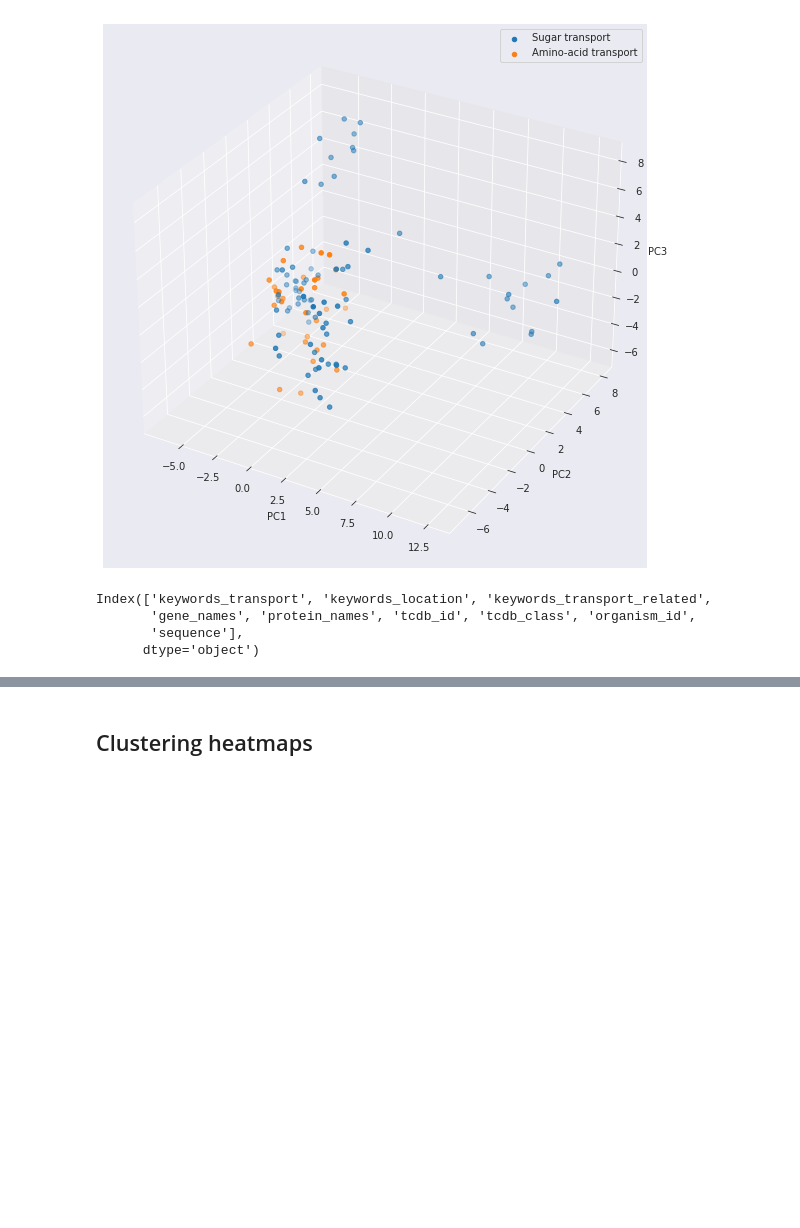
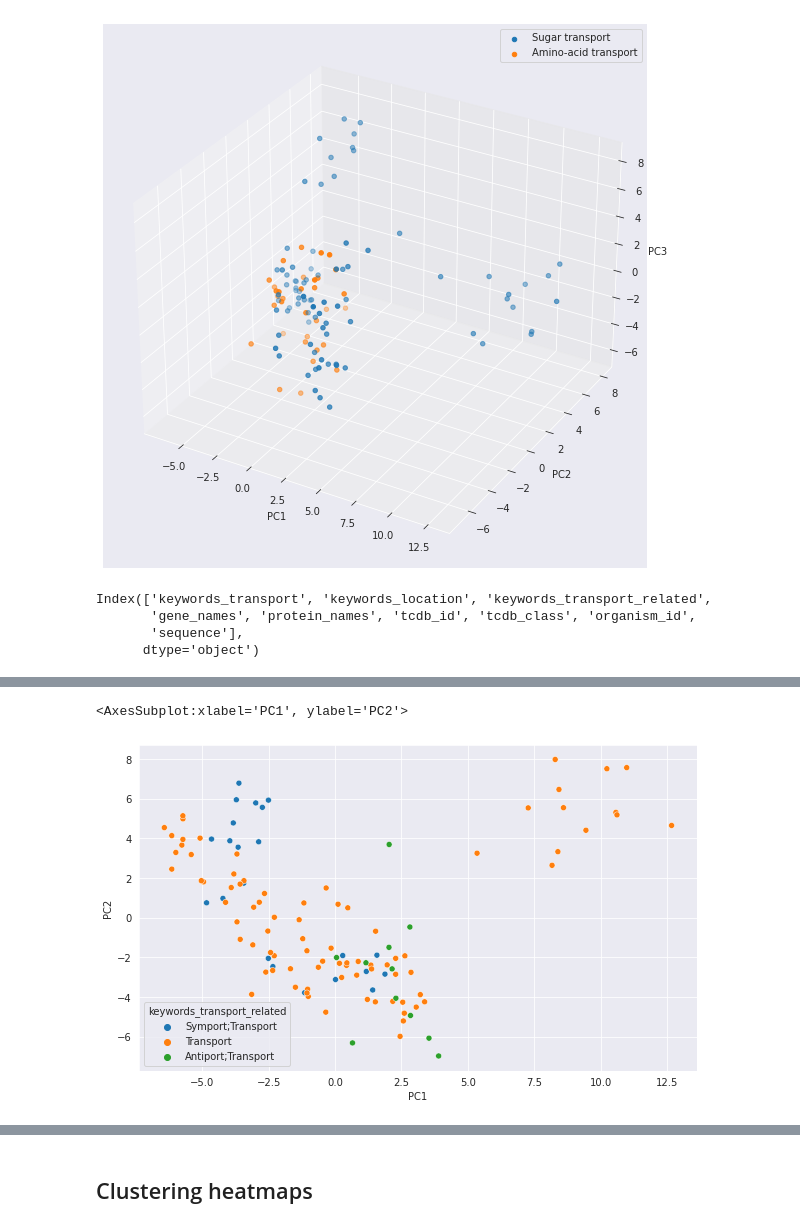
Before and after one commit to adenger/subpred3, a Jupyter notebook: notebooks/athaliana_03_clustering.ipynb, the cells around one changed output, grey strips where cells are left out. Saved outputs shown, nothing was run; the diff lists cells and outputs as text; code cells hidden in the pictures; blank space fills up the shorter version.

```diff
--- a/notebooks/athaliana_03_clustering.ipynb
+++ b/notebooks/athaliana_03_clustering.ipynb
@@ -239,0 +249,5 @@ Index(['keywords_transport', 'keywords_location', 'keywords_transport_related',
+# %%
+pca_plot_2d(df_paac_clustered, df.keywords_transport_related)
+# %% [output]
+<AxesSubplot:xlabel='PC1', ylabel='PC2'>
+[figure, added]
```
Also changed, not shown: parts of 3 cells of this notebook.
